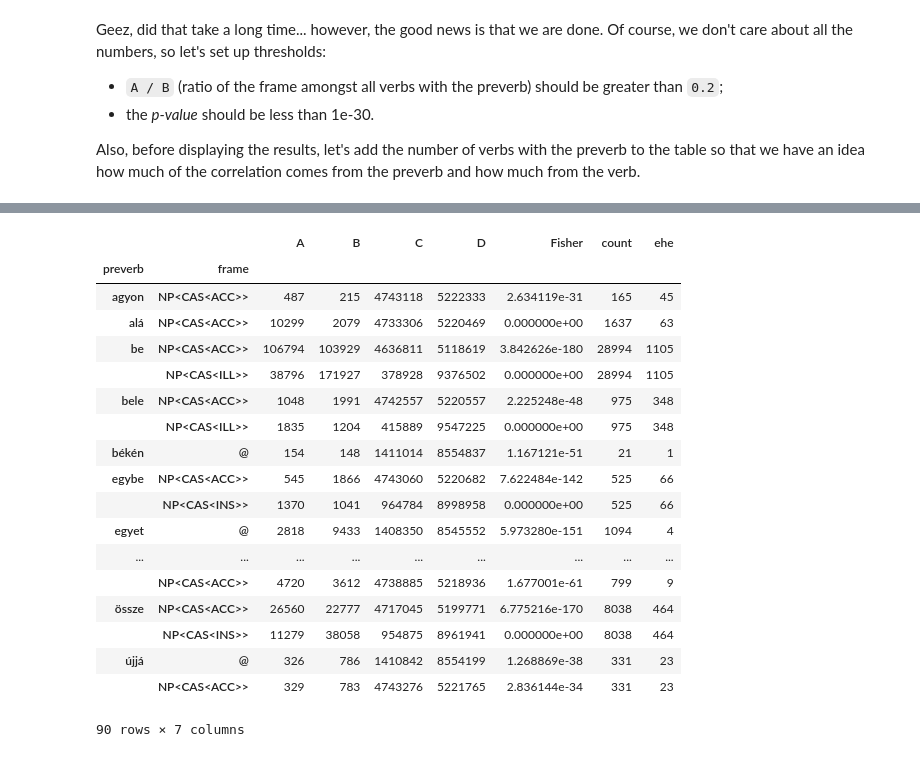
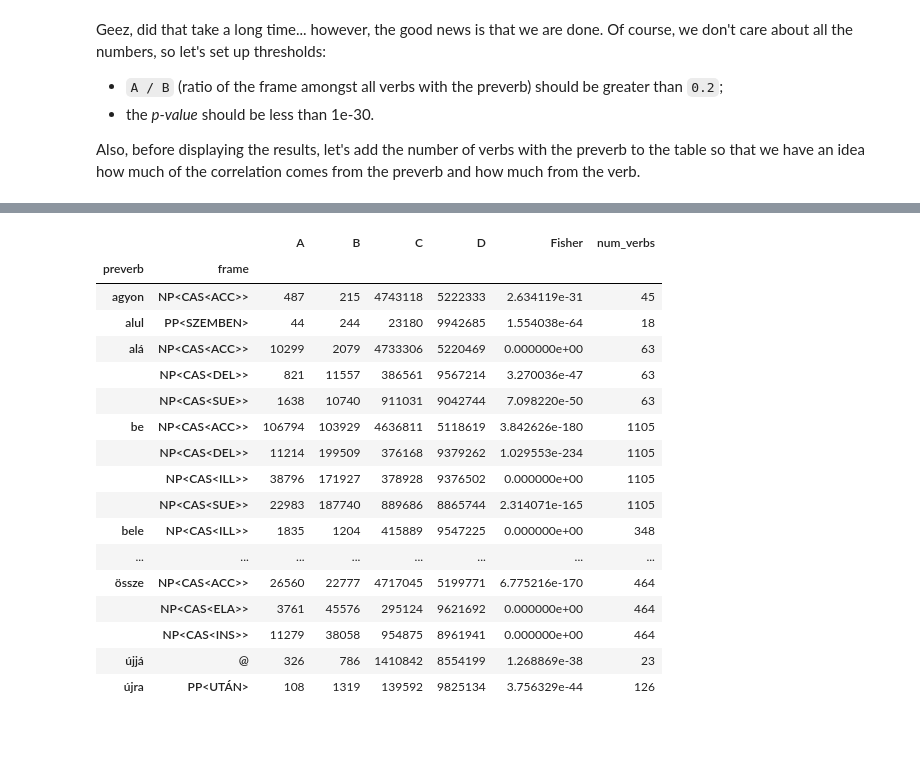
Before and after one commit to DavidNemeskey/Tade-corpus-tools, a Jupyter notebook: notebooks/significant_arguments.ipynb, the cells around one changed output, grey strips where cells are left out. Cells and saved outputs as stored; diff of their text form; code cells hidden in the pictures.

```diff
--- a/notebooks/significant_arguments.ipynb
+++ b/notebooks/significant_arguments.ipynb
@@ -291,27 +304,22 @@ len(df[df.preverb == 'be'].groupby('verb'))
-# %%
-s = df.groupby(['preverb', 'verb']).first().reset_index(level='verb').index.value_counts()
-s.index.name = 'preverb'
-s.name = 'ehe'
-#aha = df[['preverb', 'verb', 'frame']].groupby(['preverb', 'verb']).first().reset_index().drop('frame', axis=1).groupby('preverb').count().rename(columns={'verb': 'aha'})
-#oho = df[['preverb', 'verb', 'frame']].groupby(['preverb', 'verb']).first().groupby(level='preverb').count().rename(columns={'frame': 'oho'})
-significant_correlations.join(s)
-# %% [output]
-|  |  | A | B | C | D | Fisher | count | ehe |
-| preverb | frame |  |  |  |  |  |  |  |
-| agyon | NP<CAS<ACC>> | 487 | 215 | 4743118 | 5222333 | 2.634119e-31 | 165 | 45 |
-| alá | NP<CAS<ACC>> | 10299 | 2079 | 4733306 | 5220469 | 0.000000e+00 | 1637 | 63 |
-| be | NP<CAS<ACC>> | 106794 | 103929 | 4636811 | 5118619 | 3.842626e-180 | 28994 | 1105 |
-|  | NP<CAS<ILL>> | 38796 | 171927 | 378928 | 9376502 | 0.000000e+00 | 28994 | 1105 |
-| bele | NP<CAS<ACC>> | 1048 | 1991 | 4742557 | 5220557 | 2.225248e-48 | 975 | 348 |
-|  | NP<CAS<ILL>> | 1835 | 1204 | 415889 | 9547225 | 0.000000e+00 | 975 | 348 |
-| békén | @ | 154 | 148 | 1411014 | 8554837 | 1.167121e-51 | 21 | 1 |
-| egybe | NP<CAS<ACC>> | 545 | 1866 | 4743060 | 5220682 | 7.622484e-142 | 525 | 66 |
-|  | NP<CAS<INS>> | 1370 | 1041 | 964784 | 8998958 | 0.000000e+00 | 525 | 66 |
-| egyet | @ | 2818 | 9433 | 1408350 | 8545552 | 5.973280e-151 | 1094 | 4 |
-| ... | ... | ... | ... | ... | ... | ... | ... | ... |
-|  | NP<CAS<ACC>> | 4720 | 3612 | 4738885 | 5218936 | 1.677001e-61 | 799 | 9 |
-| össze | NP<CAS<ACC>> | 26560 | 22777 | 4717045 | 5199771 | 6.775216e-170 | 8038 | 464 |
-|  | NP<CAS<INS>> | 11279 | 38058 | 954875 | 8961941 | 0.000000e+00 | 8038 | 464 |
-| újjá | @ | 326 | 786 | 1410842 | 8554199 | 1.268869e-38 | 331 | 23 |
-|  | NP<CAS<ACC>> | 329 | 783 | 4743276 | 5221765 | 2.836144e-34 | 331 | 23 |
-90 rows × 7 columns
+# %%
+significant_correlations2 = full[(full.A / full.B >= 0.05) & (full.A / full.B >= full.C / full.D) & (full.Fisher <= 1e-30)].sort_index()
+display_all(significant_correlations2)
+# %% [output]
+|  |  | A | B | C | D | Fisher | num_verbs |
+| preverb | frame |  |  |  |  |  |  |
+| agyon | NP<CAS<ACC>> | 487 | 215 | 4743118 | 5222333 | 2.634119e-31 | 45 |
+| alul | PP<SZEMBEN> | 44 | 244 | 23180 | 9942685 | 1.554038e-64 | 18 |
+| alá | NP<CAS<ACC>> | 10299 | 2079 | 4733306 | 5220469 | 0.000000e+00 | 63 |
+|  | NP<CAS<DEL>> | 821 | 11557 | 386561 | 9567214 | 3.270036e-47 | 63 |
+|  | NP<CAS<SUE>> | 1638 | 10740 | 911031 | 9042744 | 7.098220e-50 | 63 |
+| be | NP<CAS<ACC>> | 106794 | 103929 | 4636811 | 5118619 | 3.842626e-180 | 1105 |
+|  | NP<CAS<DEL>> | 11214 | 199509 | 376168 | 9379262 | 1.029553e-234 | 1105 |
+|  | NP<CAS<ILL>> | 38796 | 171927 | 378928 | 9376502 | 0.000000e+00 | 1105 |
+|  | NP<CAS<SUE>> | 22983 | 187740 | 889686 | 8865744 | 2.314071e-165 | 1105 |
+| bele | NP<CAS<ILL>> | 1835 | 1204 | 415889 | 9547225 | 0.000000e+00 | 348 |
+| ... | ... | ... | ... | ... | ... | ... | ... |
+| össze | NP<CAS<ACC>> | 26560 | 22777 | 4717045 | 5199771 | 6.775216e-170 | 464 |
+|  | NP<CAS<ELA>> | 3761 | 45576 | 295124 | 9621692 | 0.000000e+00 | 464 |
+|  | NP<CAS<INS>> | 11279 | 38058 | 954875 | 8961941 | 0.000000e+00 | 464 |
+| újjá | @ | 326 | 786 | 1410842 | 8554199 | 1.268869e-38 | 23 |
+| újra | PP<UTÁN> | 108 | 1319 | 139592 | 9825134 | 3.756329e-44 | 126 |
```
Also changed, not shown: parts of 14 cells of this notebook.
